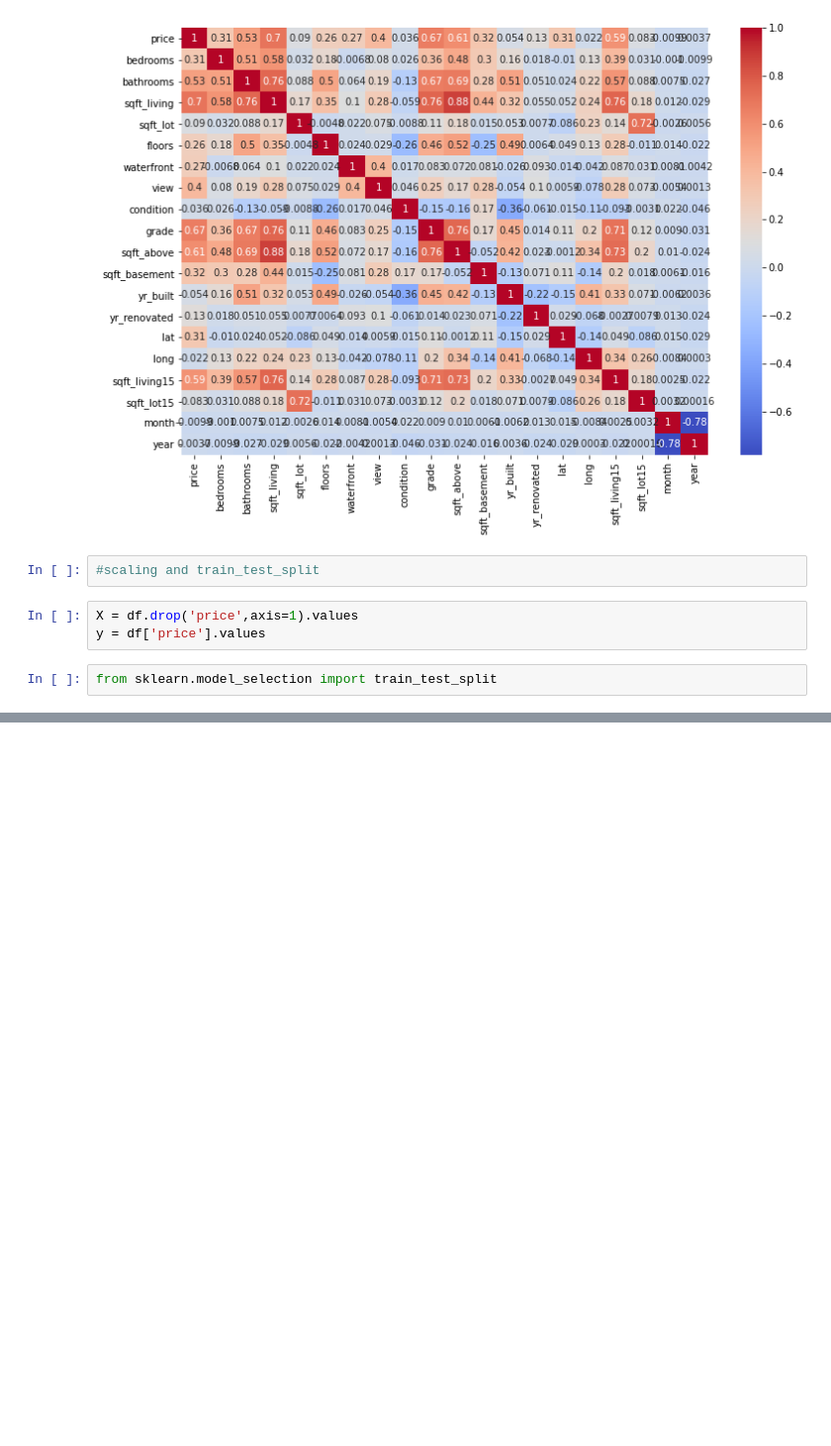
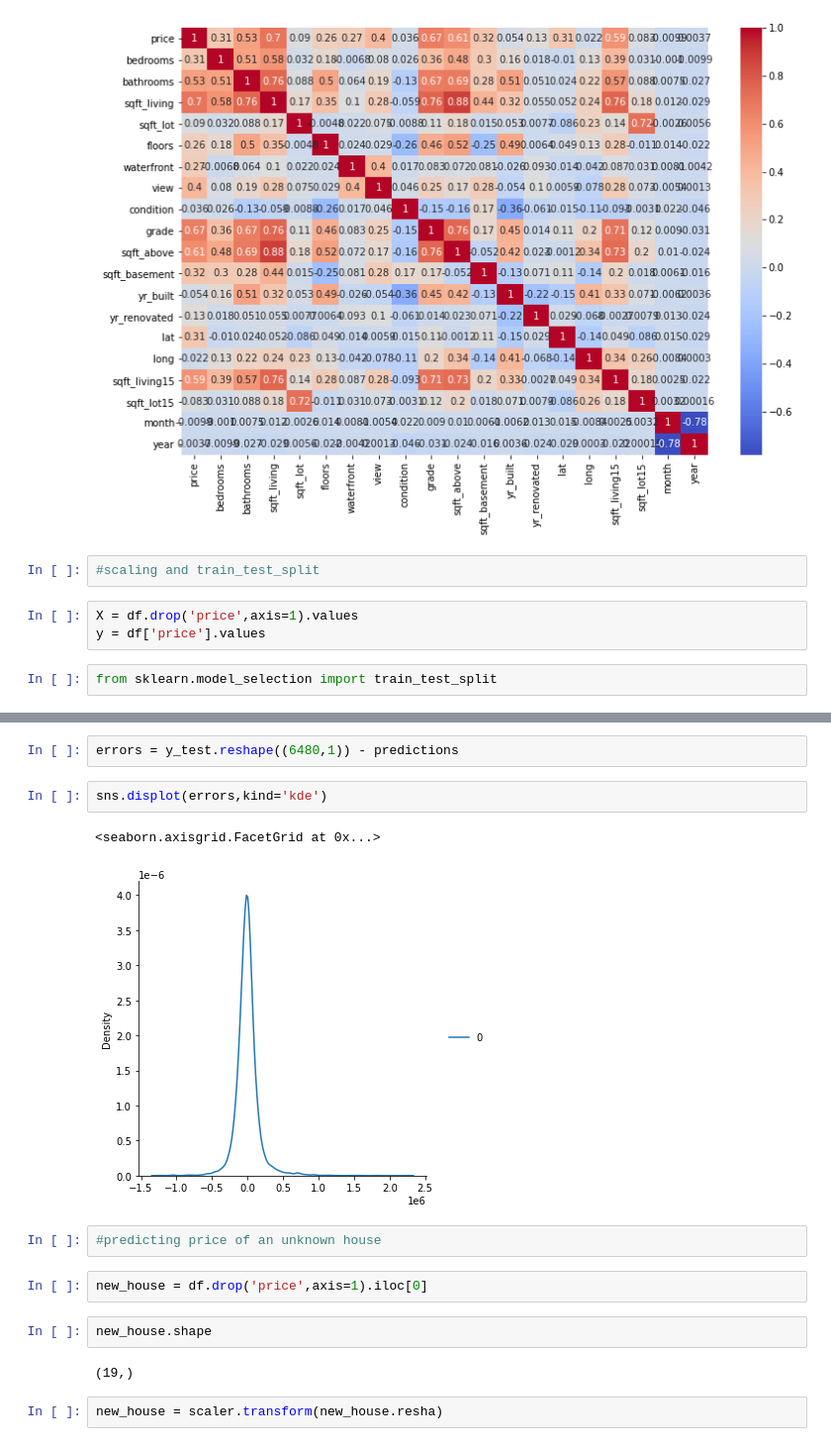
Before and after one commit to mkawsarzaman/ANN_Tensorflow_with_keras_API, a Jupyter notebook: House_sales_prediction_deep_ANN_Tensorflow.ipynb, the cells around one changed output, grey strips where cells are left out. Shown at 99% size. Drawn from its saved outputs; the diff is of its cells as text; blank space fills up the shorter version.

```diff
--- a/House_sales_prediction_deep_ANN_Tensorflow.ipynb
+++ b/House_sales_prediction_deep_ANN_Tensorflow.ipynb
@@ -226,0 +331,17 @@ train_test_split
+# %%
+errors = y_test.reshape((6480,1)) - predictions
+# %%
+sns.displot(errors,kind='kde')
+# %% [output]
+<seaborn.axisgrid.FacetGrid at 0x...>
+[figure, added]
+# %%
+#predicting price of an unknown house
+# %%
+new_house = df.drop('price',axis=1).iloc[0]
+# %%
+new_house.shape
+# %% [output]
+(19,)
+# %%
+new_house = scaler.transform(new_house.resha)
```
Also changed, not shown: parts of 24 cells of this notebook.
